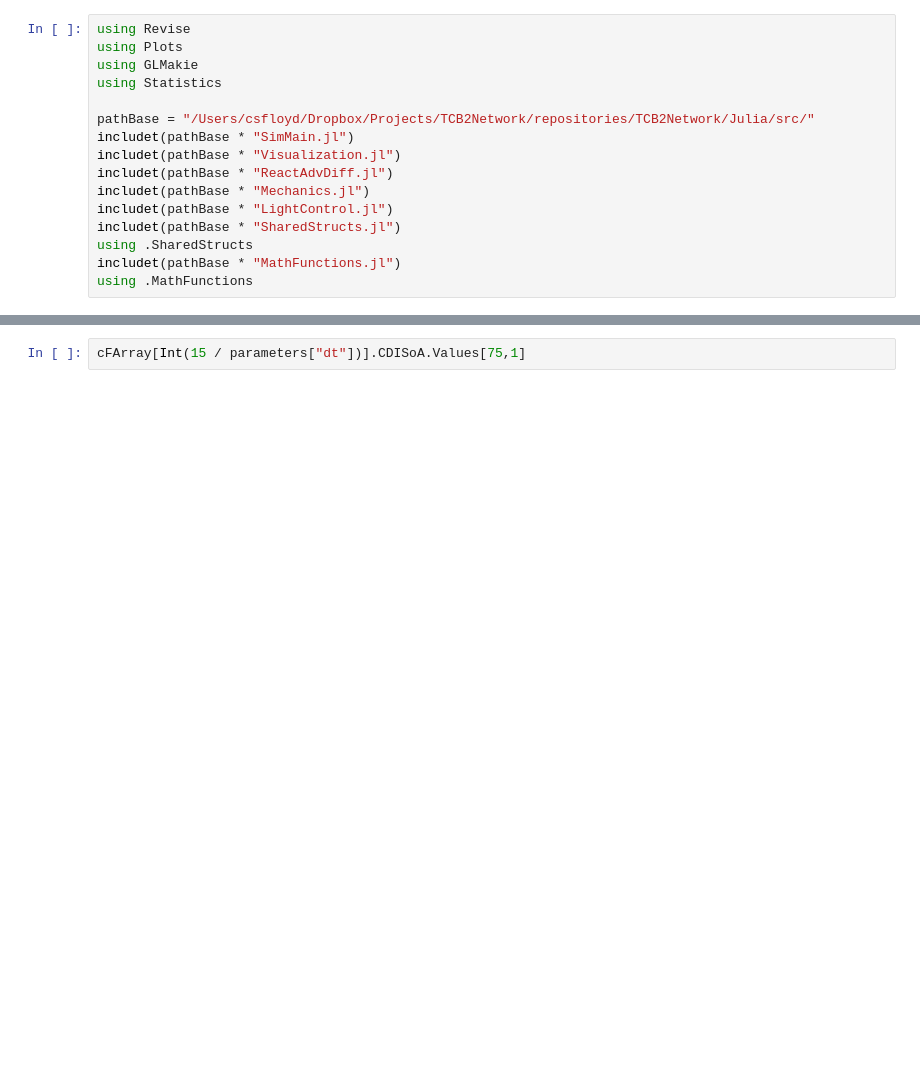
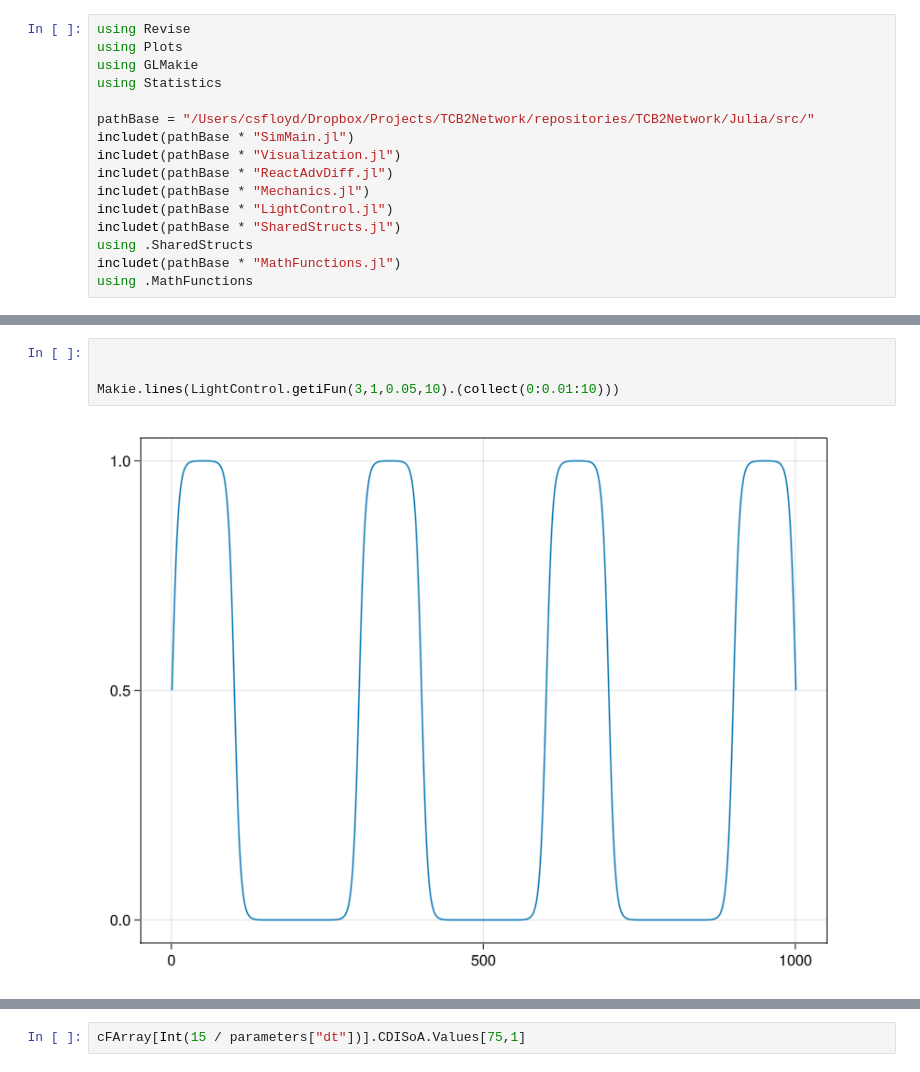
Before and after one commit to csfloyd/TCB2Network, a Jupyter notebook: Julia/Notebooks/MainDev.ipynb, the cells around one changed output, grey strips where cells are left out. Drawn from its saved outputs; the diff is of its cells as text; blank space fills up the shorter version.

```diff
--- a/Julia/Notebooks/MainDev.ipynb
+++ b/Julia/Notebooks/MainDev.ipynb
@@ -81 +124,7 @@ Done.
+# %%
+
+
+Makie.lines(LightControl.getiFun(3,1,0.05,10).(collect(0:0.01:10)))
+# %% [output]
+[figure, added]
 # %%
```
Also changed, not shown: parts of 14 cells of this notebook, 33 other files.
